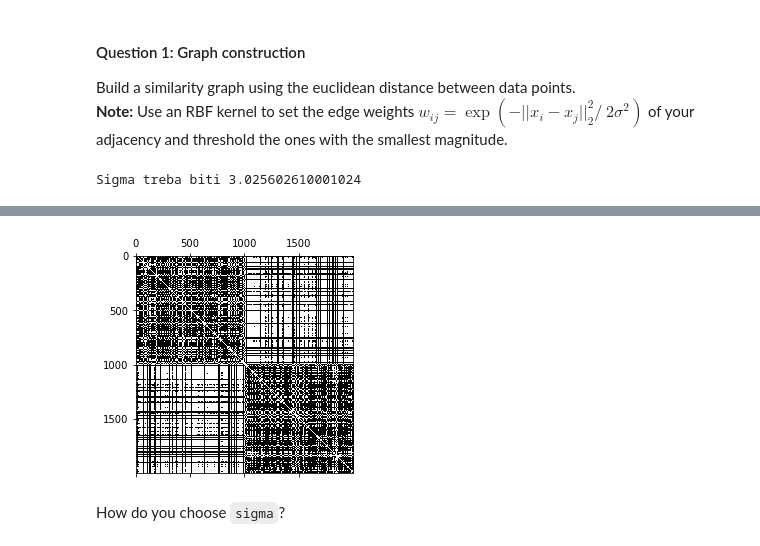
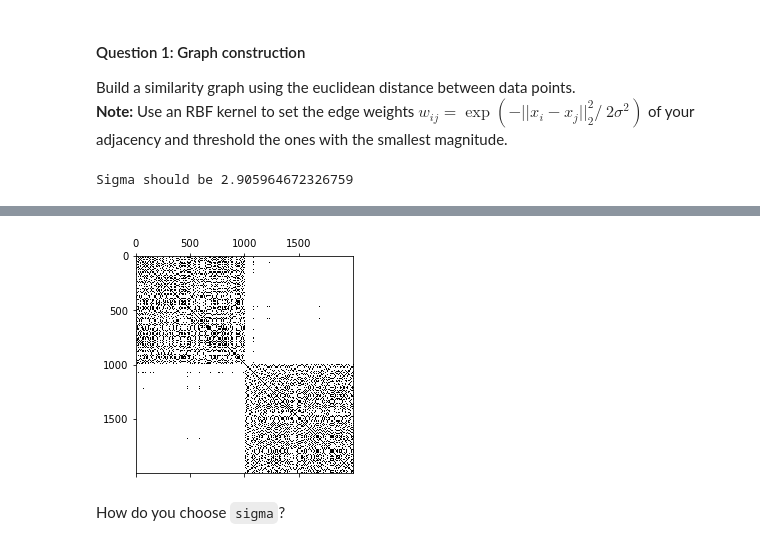
Before and after one commit to caralen/ntds_2019, a Jupyter notebook: assignments/2_learning_with_graphs.ipynb, the cells around one changed output, grey strips where cells are left out. Saved outputs shown, nothing was run; the diff lists cells and outputs as text; code cells hidden in the pictures.

```diff
--- a/assignments/2_learning_with_graphs.ipynb
+++ b/assignments/2_learning_with_graphs.ipynb
@@ -97,13 +98,29 @@ def epsilon_similarity_graph(X: np.ndarray, sigma=1, epsilon=0):
             adjacency[cnt_i, cnt_j] = val if val >= epsilon else 0
 
     return adjacency
-# %%
-sigma_est = np.array([np.linalg.norm(i - j) for i in X for j in X if not np.array_equal(i, j)]).mean()
-print(f"Sigma should be {sigma_est}")
-# %% [output]
-Sigma treba biti 3.025602610001024
+# %%
+def epsilon_similarity_graph(X: np.ndarray, sigma=1, epsilon=0):
+    """ X (n x d): coordinates of the n data points in R^d.
+        sigma (float): width of the kernel
+        epsilon (float): threshold
+        Return:
+        adjacency (n x n ndarray): adjacency matrix of the graph.
+    """
+    # Your code here
+    N = X.shape[0]
+    rows, cols = np.indices((N, N))
+    adjacency = np.exp(-np.power(X[rows] - X[cols], 2).sum(axis = 2) / (2 * sigma ** 2)).reshape((N, N))
+    adjacency[adjacency < epsilon] = 0
+    return adjacency
+# %%
+N = X.shape[0]
+rows, cols = np.indices((N, N))
+sigma_est = np.sqrt(np.power(X[rows] - X[cols], 2).sum(axis = 2)).mean()
+print(f"Sigma should be {sigma_est}")
+# %% [output]
+Sigma should be 2.905964672326759
 # %%
-adjacency = epsilon_similarity_graph(X, sigma_est, 0.6)
-plt.spy(adjacency)
+%time adjacency = epsilon_similarity_graph(X, sigma_est, 0.93)
+%time plt.spy(adjacency)
 plt.show()
 # %% [output]
@@ -110,4 +131,4 @@ plt.show()
-[figure, old version]
+[figure, new version]
 # %%
 def check_symmetric(a, tol=1e-8):
     return np.all(np.abs(a-a.T) < tol)
```
Also changed, not shown: parts of 12 cells of this notebook.
